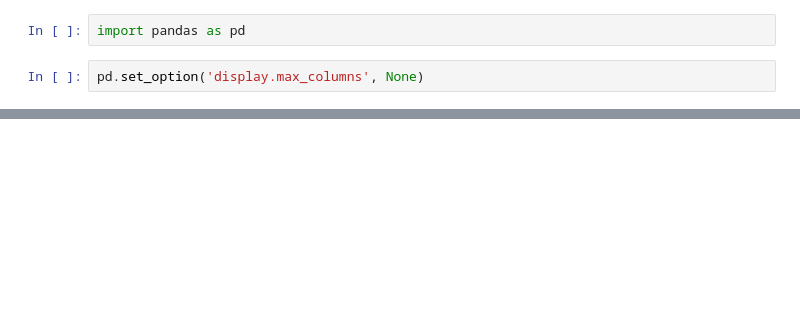
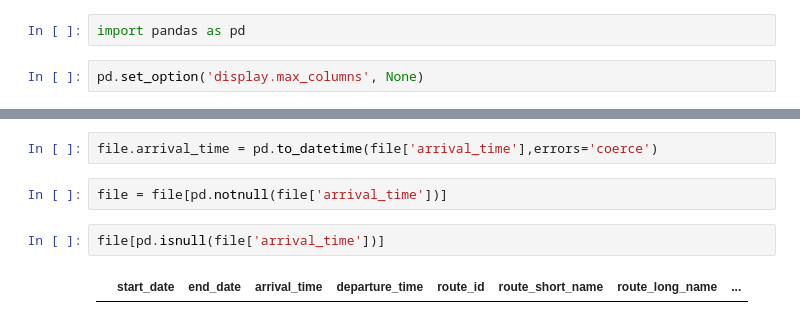
Before and after one commit to FrankieWei727/Realtime, a Jupyter notebook: dataProcess/timetable/Analysts_timetable.ipynb, the cells around one changed output, grey strips where cells are left out. Drawn from its saved outputs; the diff is of its cells as text; blank space fills up the shorter version.

```diff
--- a/dataProcess/timetable/Analysts_timetable.ipynb
+++ b/dataProcess/timetable/Analysts_timetable.ipynb
@@ -32,0 +57,8 @@ array(['08:12:00', '08:02:01', '08:20:00', ..., '12:30:01', '15:30:01',
+# %%
+file.arrival_time = pd.to_datetime(file['arrival_time'],errors='coerce')
+# %%
+file = file[pd.notnull(file['arrival_time'])]
+# %%
+file[pd.isnull(file['arrival_time'])]
+# %% [output]
+|  | start_date | end_date | arrival_time | departure_time | route_id | route_short_name | route_long_name | ... |
```
Also changed, not shown: parts of 6 cells of this notebook, 14 other files.
